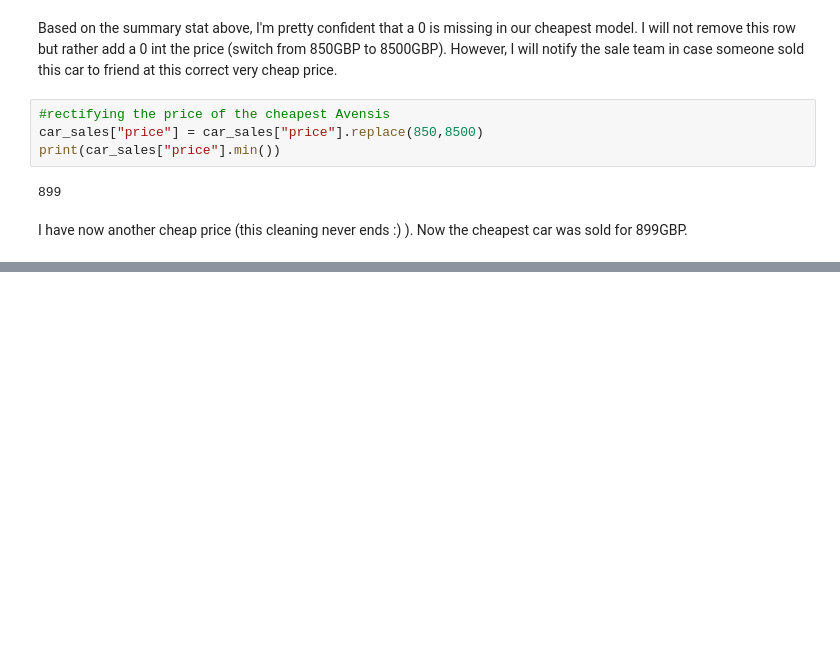
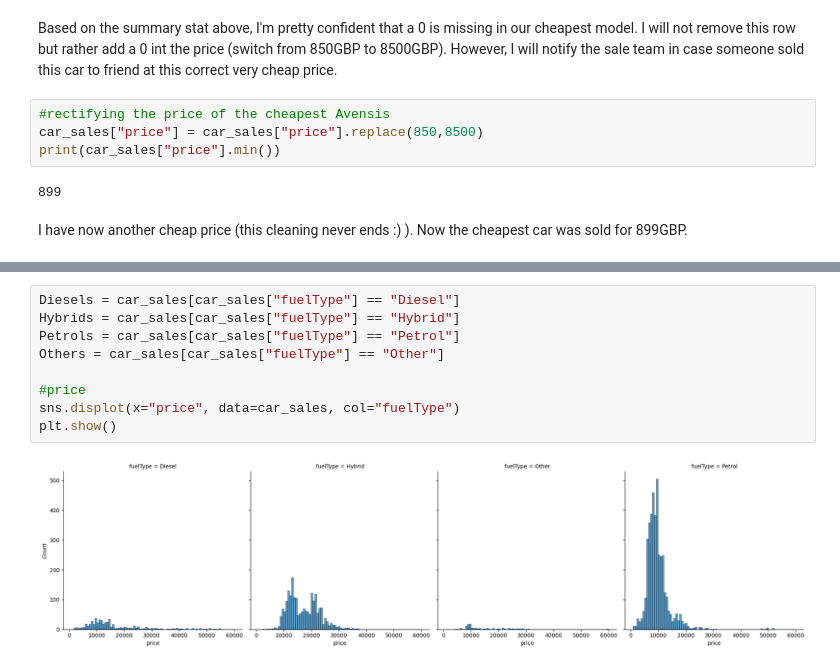
Before and after one commit to flylight-max/project-Datacamp, a Jupyter notebook: my_analysis_car_sales.ipynb, the cells around one changed output, grey strips where cells are left out. Saved outputs shown, nothing was run; the diff lists cells and outputs as text; blank space fills up the shorter version.

```diff
--- a/my_analysis_car_sales.ipynb
+++ b/my_analysis_car_sales.ipynb
@@ -286,0 +502,11 @@ print(potential_e_cars.head())
+# %%
+Diesels = car_sales[car_sales["fuelType"] == "Diesel"]
+Hybrids = car_sales[car_sales["fuelType"] == "Hybrid"]
+Petrols = car_sales[car_sales["fuelType"] == "Petrol"]
+Others = car_sales[car_sales["fuelType"] == "Other"]
+
+#price
+sns.displot(x="price", data=car_sales, col="fuelType")
+plt.show()
+# %% [output]
+[figure, added]
```
Also changed, not shown: parts of 31 cells of this notebook.
